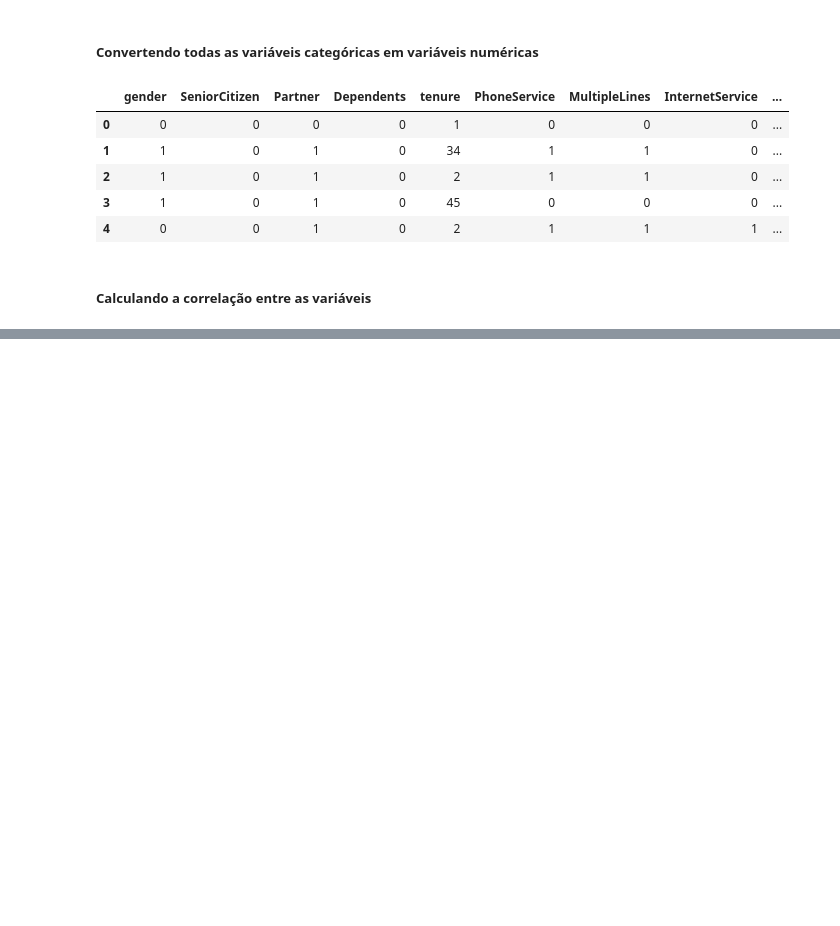
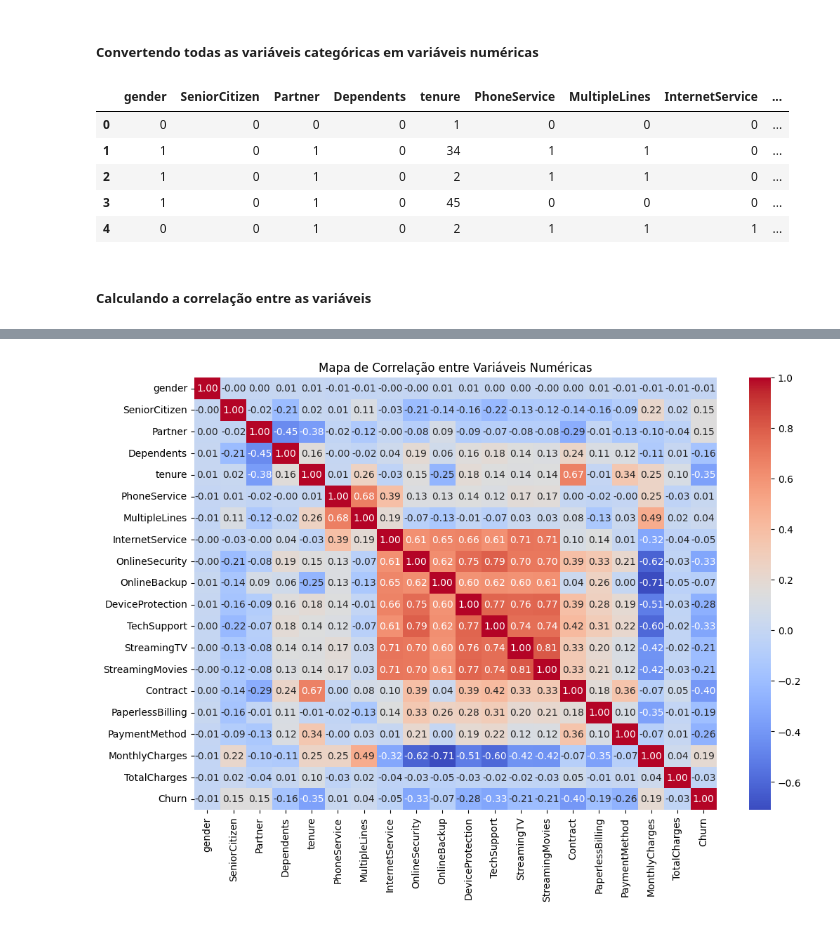
Before and after one commit to jonnathann/portifolio_ra, a Jupyter notebook: notebooks/churn_prediction.ipynb, the cells around one changed output, grey strips where cells are left out. Drawn from its saved outputs; the diff is of its cells as text; code cells hidden in the pictures; blank space fills up the shorter version.

```diff
--- a/notebooks/churn_prediction.ipynb
+++ b/notebooks/churn_prediction.ipynb
@@ -128,5 +129,10 @@ df_numerical.head()
 # %% [markdown]
 ##### Calculando a correlação entre as variáveis
 # %%
-df_numerical.corr()
+import seaborn as sns
+
+plt.figure(figsize=(12, 8))
+sns.heatmap(df_numerical.corr(numeric_only=True), annot=True, fmt='.2f', cmap='coolwarm')
+plt.title('Mapa de Correlação entre Variáveis Numéricas')
+plt.show()
 # %% [output]
@@ -149,0 +139 @@ df_numerical.corr()
+[figure, added]
```
Also changed, not shown: parts of 9 cells of this notebook.
